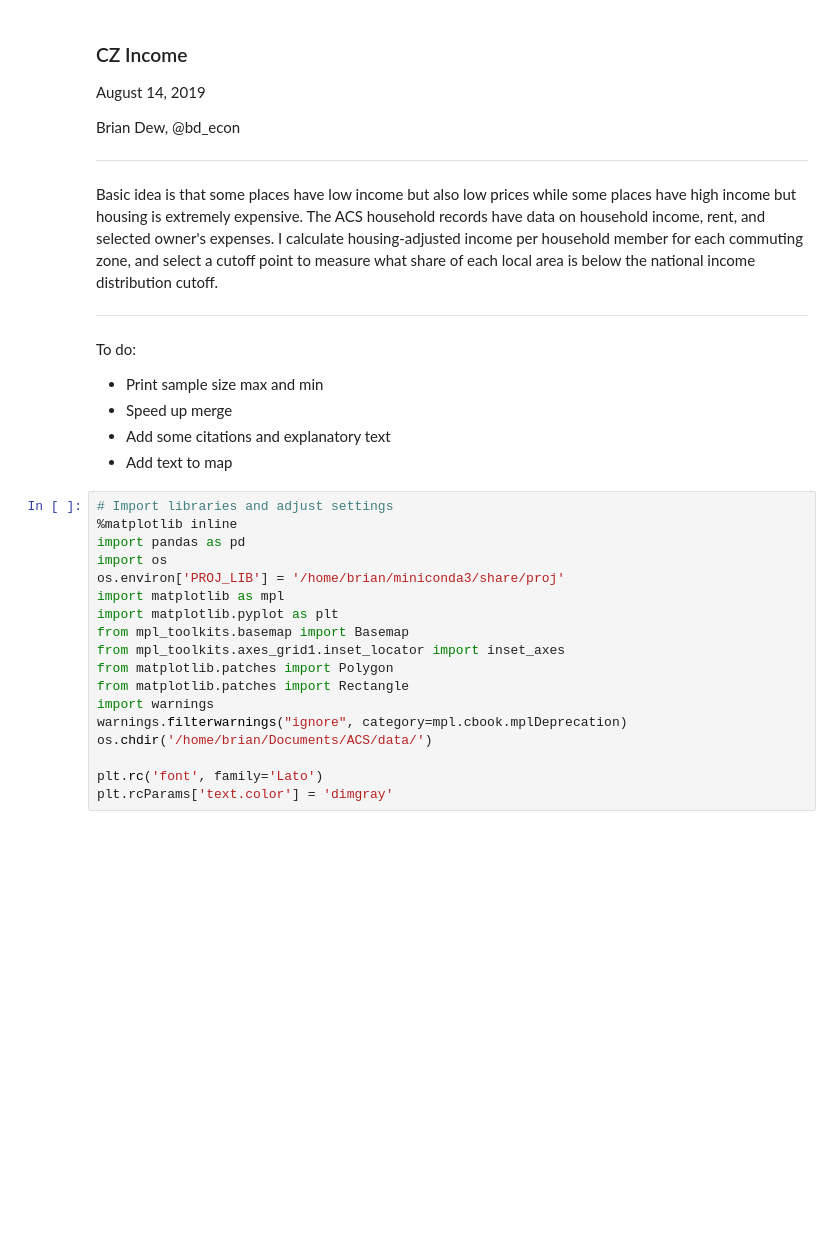
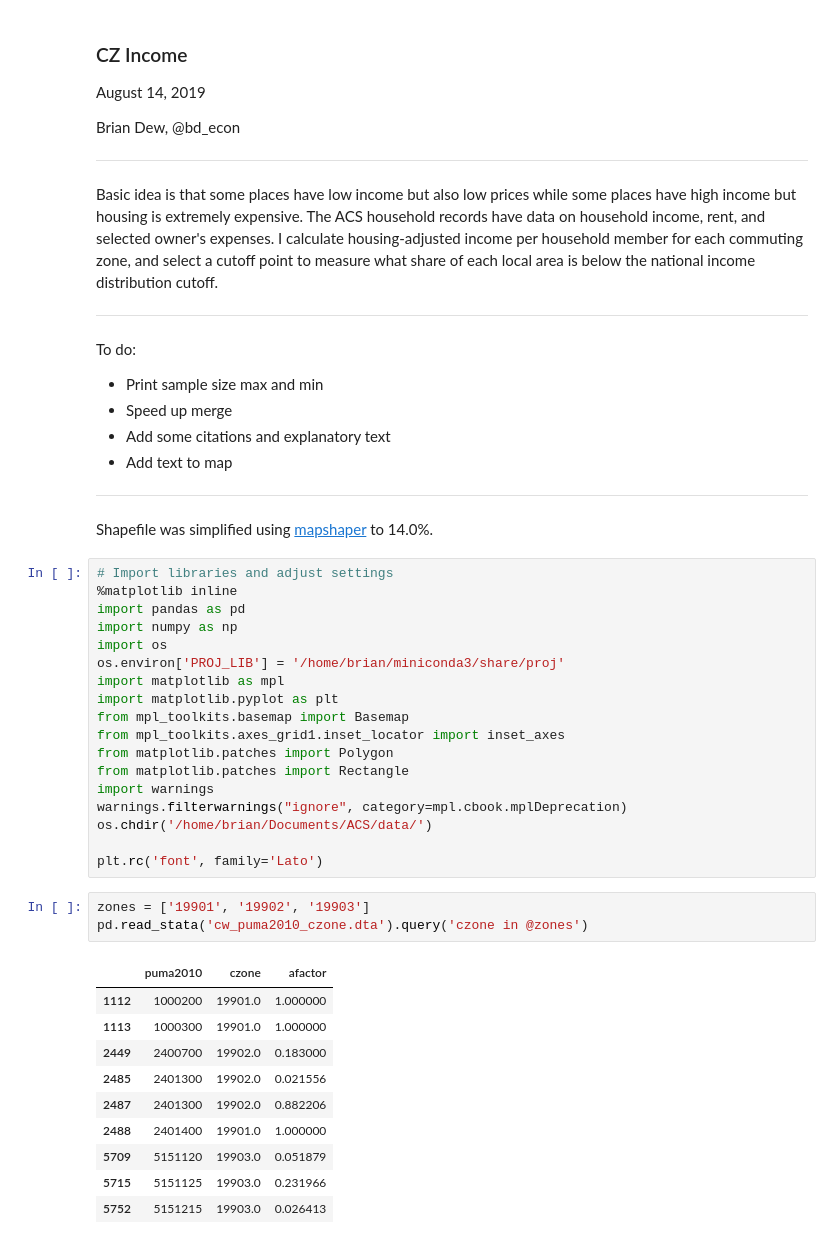
Before and after one commit to bdecon/econ_data, a Jupyter notebook: micro/ACS_to_CZ_income_map.ipynb, the cells around one changed output. Drawn from its saved outputs; the diff is of its cells as text; blank space fills up the shorter version.

```diff
--- a/micro/ACS_to_CZ_income_map.ipynb
+++ b/micro/ACS_to_CZ_income_map.ipynb
@@ -19,10 +19,16 @@ To do:
 - Speed up merge
 - Add some citations and explanatory text
 - Add text to map
+
+
+----
+
+Shapefile was simplified using [mapshaper](https://mapshaper.org/) to 14.0%.
 # %%
 # Import libraries and adjust settings
 %matplotlib inline
 import pandas as pd
+import numpy as np
 import os
 os.environ['PROJ_LIB'] = '/home/brian/miniconda3/share/proj'
 import matplotlib as mpl
@@ -36,7 +42,20 @@ warnings.filterwarnings("ignore", category=mpl.cbook.mplDeprecation)
 os.chdir('/home/brian/Documents/ACS/data/')
 
 plt.rc('font', family='Lato')
-plt.rcParams['text.color'] = 'dimgray'
+# %%
+zones = ['19901', '19902', '19903']
+pd.read_stata('cw_puma2010_czone.dta').query('czone in @zones')
+# %% [output]
+|  | puma2010 | czone | afactor |
+| 1112 | 1000200 | 19901.0 | 1.000000 |
+| 1113 | 1000300 | 19901.0 | 1.000000 |
+| 2449 | 2400700 | 19902.0 | 0.183000 |
+| 2485 | 2401300 | 19902.0 | 0.021556 |
+| 2487 | 2401300 | 19902.0 | 0.882206 |
+| 2488 | 2401400 | 19901.0 | 1.000000 |
+| 5709 | 5151120 | 19903.0 | 0.051879 |
+| 5715 | 5151125 | 19903.0 | 0.231966 |
+| 5752 | 5151215 | 19903.0 | 0.026413 |
 # %%
 # Read and pre-process ACS microdata
 cols = ['ST', 'PUMA', 'WGTP', 'ADJINC', 'HINCP',
```
Also changed, not shown: parts of 5 cells of this notebook, 1 other file.
